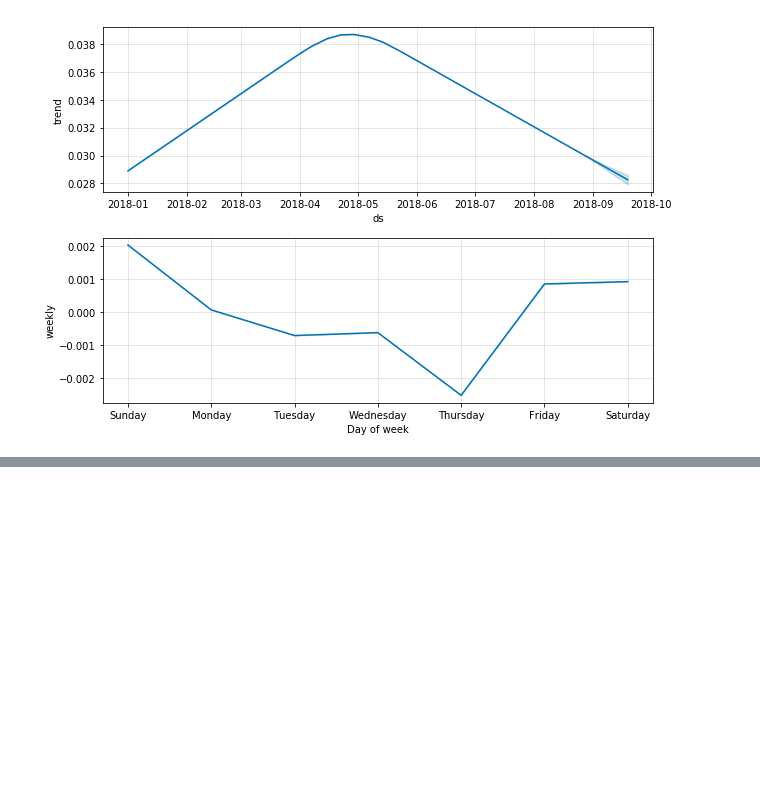
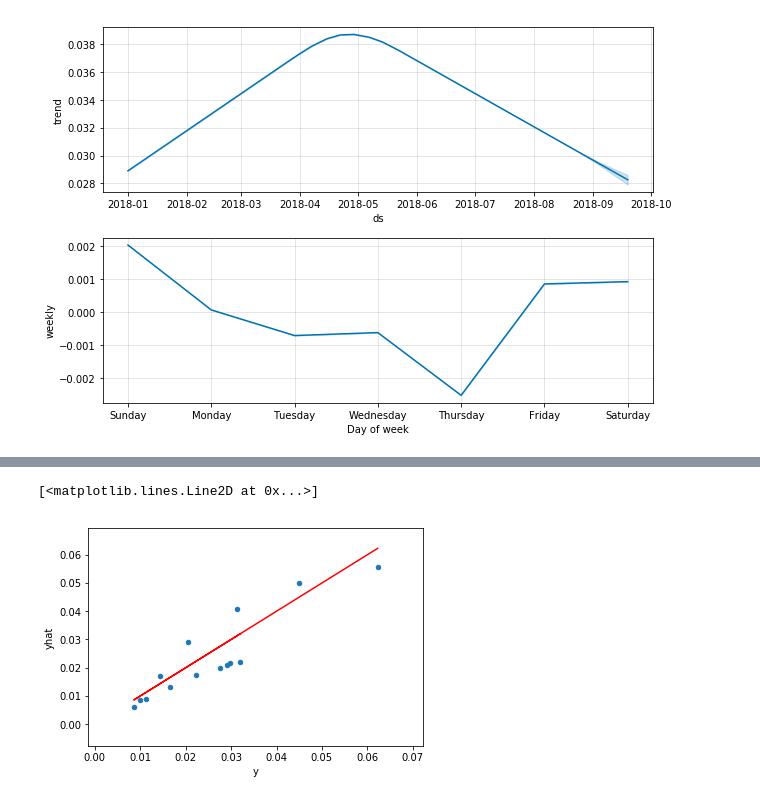
Before and after one commit to mxabierto/calidad-del-aire, a Jupyter notebook: notebooks/0.04_prediccion_ozono_pruebas.ipynb, the cells around one changed output, grey strips where cells are left out. Cells and saved outputs as stored; diff of their text form; code cells hidden in the pictures; blank space fills up the shorter version.

```diff
--- a/notebooks/0.04_prediccion_ozono_pruebas.ipynb
+++ b/notebooks/0.04_prediccion_ozono_pruebas.ipynb
@@ -389,0 +453,5 @@ fig = m.plot_components(fcst)
+# %%
+errors = fcst.merge(ts_test, on='ds')
+errors['RAE'] = abs(errors.y-errors.yhat)/errors.y
+print(errors.shape)
+errors
@@ -389,0 +476,6 @@ fig = m.plot_components(fcst)
+# %%
+errors.plot.scatter('y', 'yhat')
+plt.plot(errors.y, errors.y, color='red')
+# %% [output]
+[<matplotlib.lines.Line2D at 0x...>]
+[figure, added]
```
Also changed, not shown: parts of 15 cells of this notebook, 5 other files.
